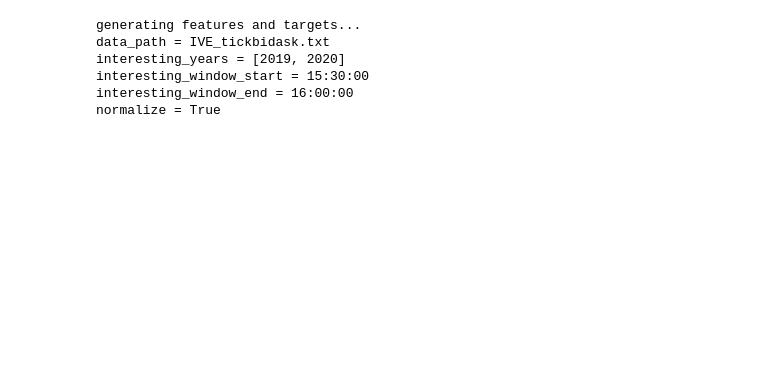
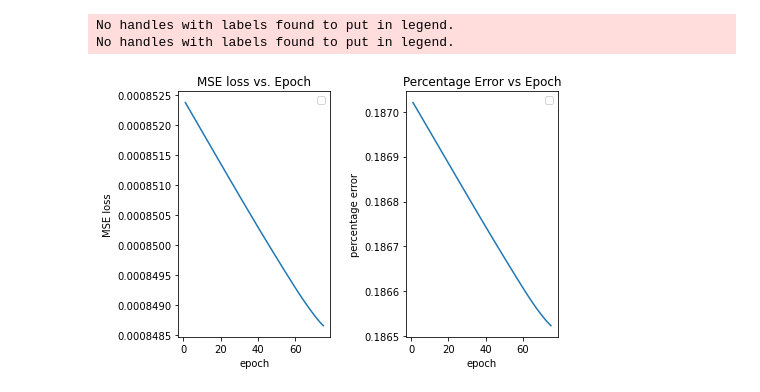
Before and after one commit to tzk524/deep_learning_final_project, a Jupyter notebook: michael_part.ipynb, the cells around one changed output. Drawn from its saved outputs; the diff is of its cells as text; code cells hidden in the pictures; blank space fills up the shorter version.

```diff
--- a/michael_part.ipynb
+++ b/michael_part.ipynb
@@ -1,8 +1,10 @@
 # %%
 # definitions for pre-processing the data
+import pandas as pd
+import datetime
+import numpy as np
 # global constants --------------------------------------------------------------------------------
 g_data_path = "IVE_tickbidask.txt"
-g_interesting_years = [2019, 2020]
 g_interesting_window_start = datetime.time(15, 30, 0)
 g_interesting_window_end = datetime.time(16, 0, 0)
 g_normalize = True;
@@ -23,6 +25,8 @@ def convert_date(string_date):
 def calculate_volatility(df, normalize):
     # given a df for a time period, calculate the VWAP for this time period
     volume_total = df["Volume"].sum()
+    if volume_total == 0:
+        return 0
     volume_times_price_total = (df["Volume"] * df["Price"]).sum()
     vwap = volume_times_price_total / volume_total
     last_valid_index = df["Price"].last_valid_index()
@@ -32,7 +36,7 @@ def calculate_volatility(df, normalize):
         volatility = volatility / final_price * 100
     return volatility
 
-def gen_features_and_targets(df, normalize):
+def gen_features_and_targets(df, normalize, interesting_window_start, interesting_window_end):
     # given a df, translate it into features and targets to be used by the neural net
     grouped_by_date = df.groupby(df['Date'])
     features = []
@@ -91,5 +95,5 @@ def load_data_main(data_path=g_data_path,
     df['Minute'] = df['Time'].apply(lambda x: x.minute)
 
     # generate features and targets
-    features, targets = gen_features_and_targets(df, normalize)
+    features, targets = gen_features_and_targets(df, normalize, interesting_window_start, interesting_window_end)
     return features, targets
@@ -96,14 +178,9 @@ def load_data_main(data_path=g_data_path,
+# %%
+features, targets = main_load_data("IVE_tickbidask.txt")
 # %%
 import torch
 from torch.utils.data import TensorDataset
-g_features, g_targets = load_data_main()
-g_tensor_features = torch.Tensor(features)
-g_tensor_targets = torch.Tensor(targets)
-g_tensor_dataset = TensorDataset(g_tensor_features, g_tensor_targets)
+tensor_features = torch.Tensor(features)
+tensor_targets = torch.Tensor(targets)
+my_dataset = TensorDataset(tensor_features, tensor_targets)
+g_train_dataset, g_test_dataset = torch.utils.data.random_split(my_dataset, [2500, 294])
-# %% [output]
-generating features and targets...
-data_path = IVE_tickbidask.txt
-interesting_years = [2019, 2020]
-interesting_window_start = 15:30:00
-interesting_window_end = 16:00:00
-normalize = True
@@ -109,0 +259,45 @@ normalize = True
+# %%
+import matplotlib
+import matplotlib.pyplot as plt
+import math
+from tqdm import tqdm
+%matplotlib inline
+
+fig, (ax1, ax2) = plt.subplots(1, 2)
+fig.tight_layout()
+
+x = []
+mse = []
+smape = []
+current = 0
+for i in tqdm(range(g_epoch)):
+    current += 1
+    train_model(g_train_dataset, net, 1)
+    cur_mse = test_model_sme(g_test_dataset, net)
+    cur_smape = test_model_smape(g_test_dataset, net)
+    if (len(x) != 0):
+        if (cur_mse > mse[-1]):
+            break
+    smape.append(cur_smape)
+    mse.append(cur_mse)
+    x.append(current)
+
+x = np.array(x)
+mse = np.array(mse)
+smape = np.array(smape)
+
+line_1 = ax1.plot(x, mse)
+line_2 = ax2.plot(x, smape)
+ax1.set(xlabel="epoch", ylabel="MSE loss", title="MSE loss vs. Epoch")
+ax1.legend()
+ax2.set(xlabel="epoch", ylabel="percentage error", title="Percentage Error vs Epoch")
+ax2.legend()
+plt.subplots_adjust(wspace=0.5)
+plt.show()
+
+print("lowest MSE loss: {} at epoch {}".format(mse[-1], x[-1]))
+print("lowest percentagbe error: {} at epoch {}".format(smape[-1], x[-1]))
+# %% [output]
+No handles with labels found to put in legend.
+No handles with labels found to put in legend.
+[figure, added]
```
Also changed, not shown: parts of 4 cells of this notebook, 3 other files.
